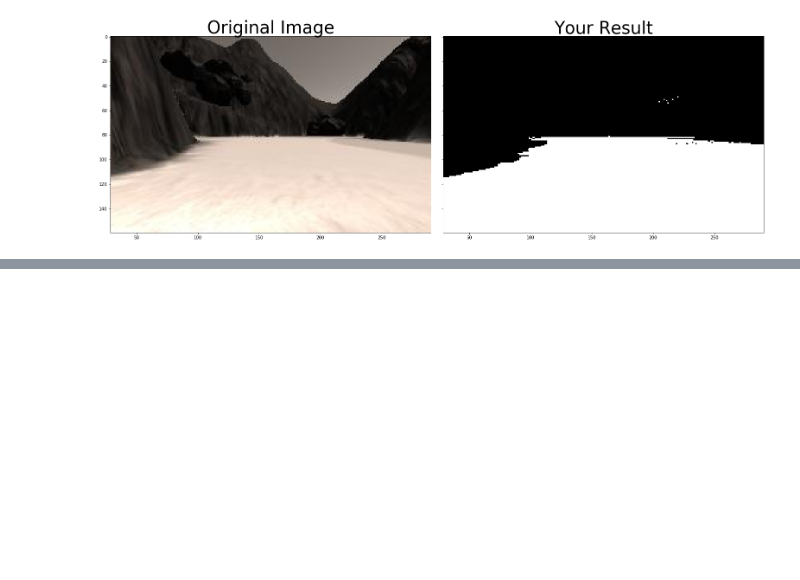
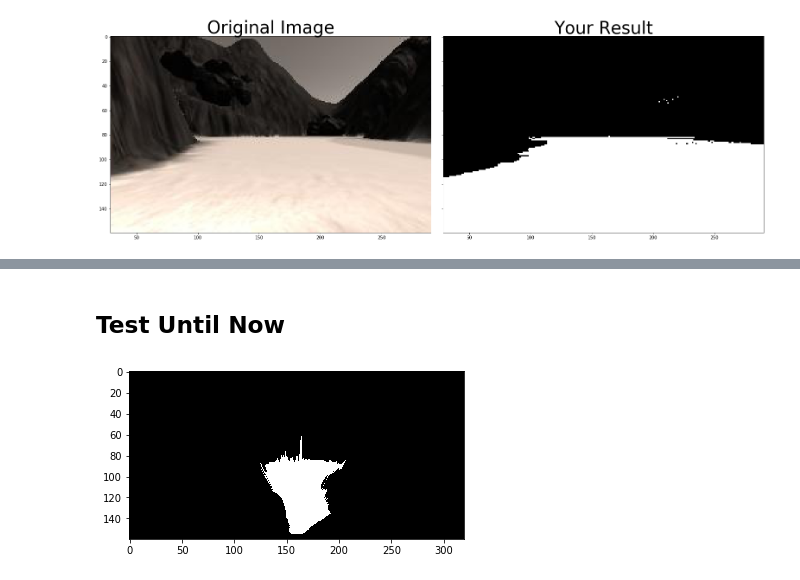
Before and after one commit to abarekatain/RoboND_Coursework, a Jupyter notebook: RoboND-Rover-Project/my_playground/Rover_Project_Playground.ipynb, the cells around one changed output, grey strips where cells are left out. Drawn from its saved outputs; the diff is of its cells as text; code cells hidden in the pictures; blank space fills up the shorter version.

Commit message:
practice: Perspective Transform

```diff
--- a/RoboND-Rover-Project/my_playground/Rover_Project_Playground.ipynb
+++ b/RoboND-Rover-Project/my_playground/Rover_Project_Playground.ipynb
@@ -97,0 +137,15 @@ plt.show()
+# %% [markdown]
+## Test Until Now
+# %%
+# Read in the same sample image as before
+image = mpimg.imread('sample.jpg')
+
+# Assume you have already defined perspect_transform() and color_thresh()
+warped = perspect_transform(image, source, destination)
+colorsel = color_thresh(warped, rgb_thresh=(160, 160, 160))
+
+# Plot the result
+plt.imshow(colorsel, cmap='gray')
+plt.show()
+# %% [output]
+[figure, added]
```
Also changed, not shown: parts of 5 cells of this notebook, 1 other file.
